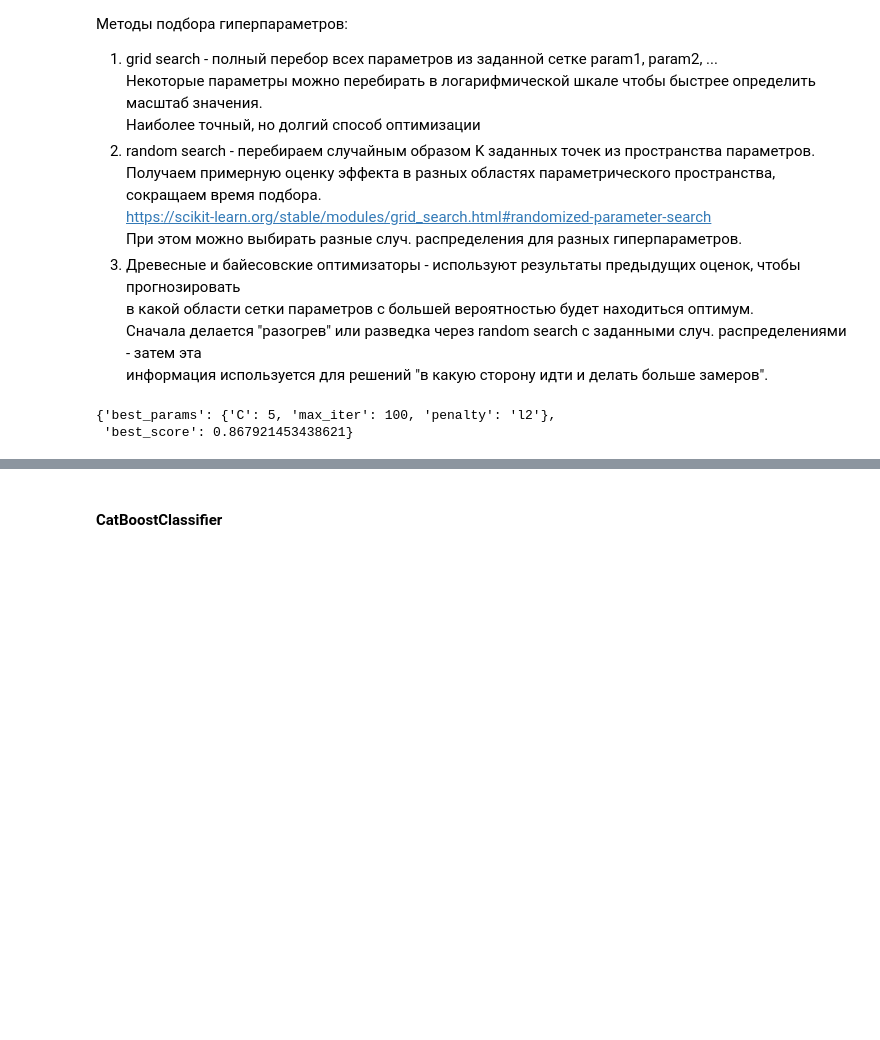
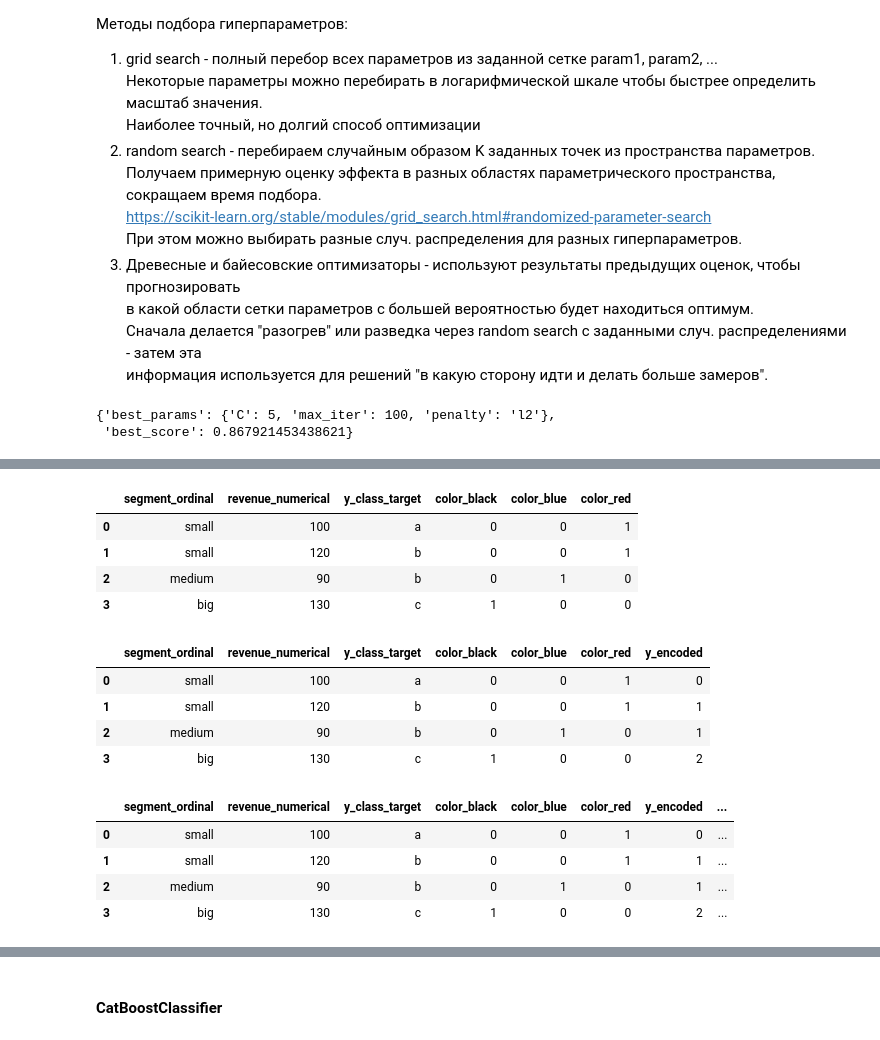
Before and after one commit to gavrevnik/analytics_tools, a Jupyter notebook: ML.ipynb, the cells around one changed output, grey strips where cells are left out. Drawn from its saved outputs; the diff is of its cells as text; code cells hidden in the pictures; blank space fills up the shorter version.

```diff
--- a/ML.ipynb
+++ b/ML.ipynb
@@ -661,0 +818,36 @@ pca
+# %%
+# КОДИРОВАНИЕ КАТЕГОРИАЛЬНЫХ
+df = pd.DataFrame({'color_nominal' : ['red', 'red', 'blue', 'black'],
+                   'segment_ordinal' : ['small', 'small', 'medium', 'big'],
+                   'revenue_numerical' : [100, 120, 90, 130],
+                   'y_class_target' : ['a', 'b', 'b', 'c']})
+
+# OHE номинальных. drop_first полезен для устранения лин. зависимости если в колонке все значения базиса
+df = pd.get_dummies(df, prefix=['color'], prefix_sep='_', columns=['color_nominal'], drop_first=False)
+display(df)
+
+# Кодирование таргета. Либо изначально .fit([a1, a2, a3]) чтобы установить последовательность
+df['y_encoded'] = LabelEncoder().fit_transform(df.y_class_target)
+display(df)
+
+# Кодирование порядковой переменной - заменяем на порядковые целые числа
+# указываем корректный порядок; на fit подаем только колонки, объявленные в categories
+encoder = OrdinalEncoder(categories=[['small', 'medium', 'big']])
+df['segment_encoded'] = encoder.fit_transform(df[['segment_ordinal']])
+df
+# %% [output]
+|  | segment_ordinal | revenue_numerical | y_class_target | color_black | color_blue | color_red |
+| 0 | small | 100 | a | 0 | 0 | 1 |
+| 1 | small | 120 | b | 0 | 0 | 1 |
+| 2 | medium | 90 | b | 0 | 1 | 0 |
+| 3 | big | 130 | c | 1 | 0 | 0 |
+|  | segment_ordinal | revenue_numerical | y_class_target | color_black | color_blue | color_red | y_encoded |
+| 0 | small | 100 | a | 0 | 0 | 1 | 0 |
+| 1 | small | 120 | b | 0 | 0 | 1 | 1 |
+| 2 | medium | 90 | b | 0 | 1 | 0 | 1 |
+| 3 | big | 130 | c | 1 | 0 | 0 | 2 |
+|  | segment_ordinal | revenue_numerical | y_class_target | color_black | color_blue | color_red | y_encoded | ... |
+| 0 | small | 100 | a | 0 | 0 | 1 | 0 | ... |
+| 1 | small | 120 | b | 0 | 0 | 1 | 1 | ... |
+| 2 | medium | 90 | b | 0 | 1 | 0 | 1 | ... |
+| 3 | big | 130 | c | 1 | 0 | 0 | 2 | ... |
```
Also changed, not shown: parts of 19 cells of this notebook, 1 other file.
